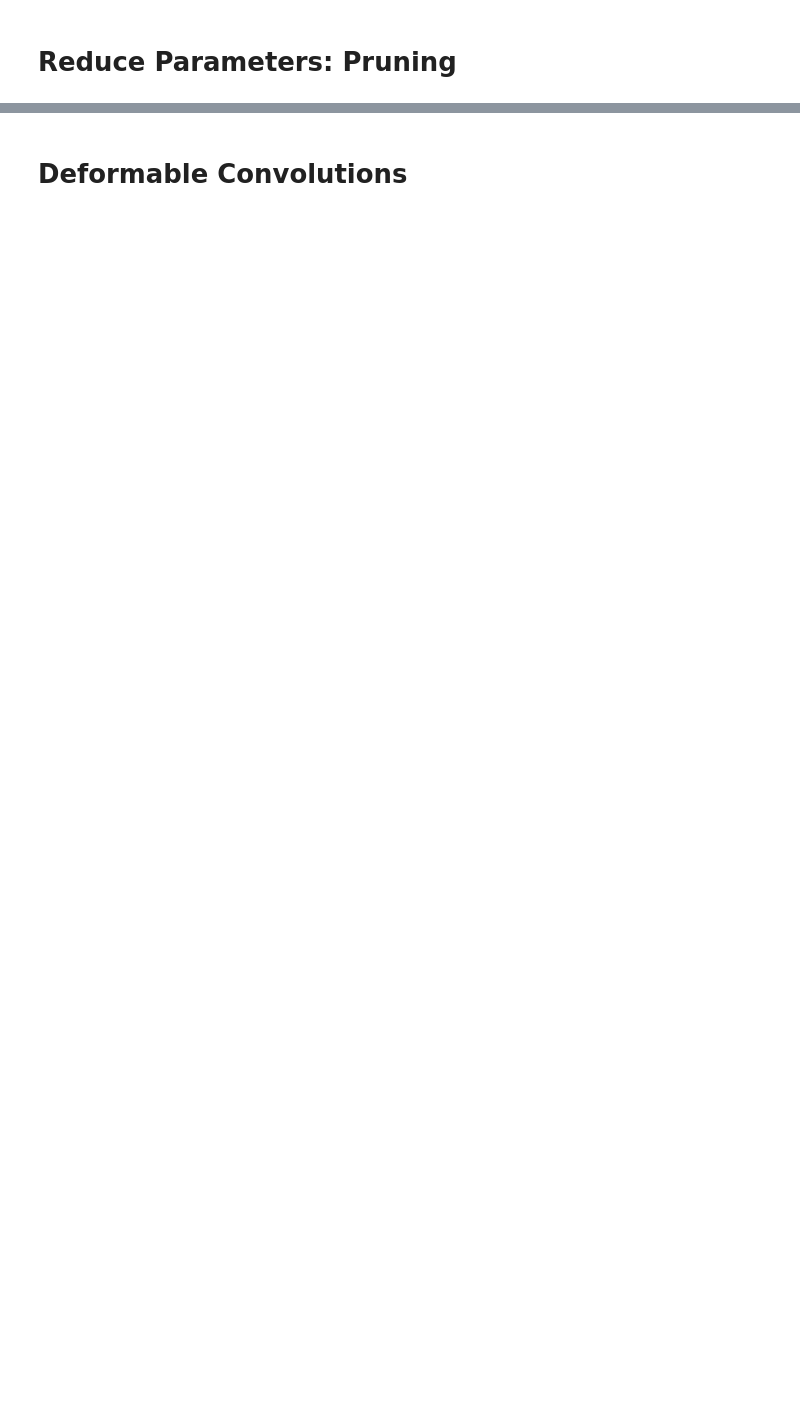
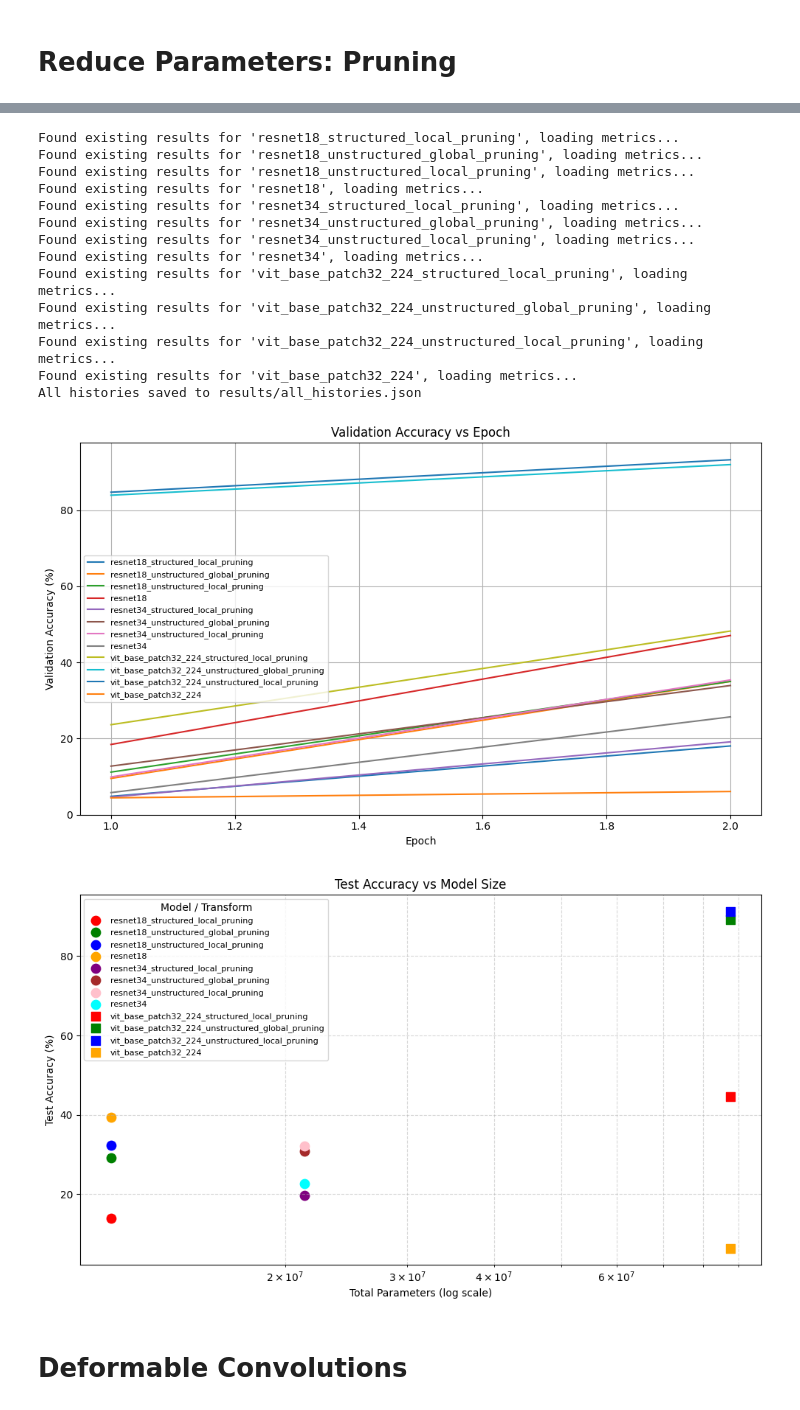
Before and after one commit to KyeYongChoo/SC4001-Deep-Learning, a Jupyter notebook: person_b_model_architecture/model_architecture.ipynb, the cells around one changed output, grey strips where cells are left out. Drawn from its saved outputs; the diff is of its cells as text; code cells hidden in the pictures; blank space fills up the shorter version.

Commit message:
ruff linting, add pruning
formatted all of the files with ruff linter
remove extraneous test.py
added pruning
updated requirements.txt with new imports and erroneous numpy version

```diff
--- a/person_b_model_architecture/model_architecture.ipynb
+++ b/person_b_model_architecture/model_architecture.ipynb
@@ -201,6 +193,7 @@ def get_performance(
 ):
 	"""
 	Train and evaluate any timm model (ViT, ResNet, etc.).
+	Note: model_transform must unfreeze layers by itself. By default, all old pretrained layers are frozen
 	"""
 	# === 1. Setup ===
 	history = {
@@ -327,6 +320,7 @@ model_names_default = [
 # Smaller list for quick debugging
 model_names_debug = [
 	"resnet18",
+	"resnet34",
 	"vit_base_patch32_224",
 ]
 # %%
@@ -449,10 +445,10 @@ def get_or_compute_model_results(
 
 	return histories
 # %%
-# class Mode(Enum):
-# 	DEBUG_OVERWRITE = auto()   # short epochs, overwrite results
-# 	FULL_OVERWRITE = auto()    # long epochs, overwrite results
-# 	FULL_SKIP = auto()         # long epochs, skip existing results
-# 	DEBUG_SKIP = auto()        # short epochs, skip existing results
+# # class Mode(Enum):
+# # 	DEBUG_OVERWRITE = auto()   # short epochs, overwrite results
+# # 	FULL_OVERWRITE = auto()    # long epochs, overwrite results
+# # 	FULL_SKIP = auto()         # long epochs, skip existing results
+# # 	DEBUG_SKIP = auto()        # short epochs, skip existing results
 
-histories = get_or_compute_model_results(Mode.DEBUG_OVERWRITE)
+# histories = get_or_compute_model_results(Mode.DEBUG_OVERWRITE)
@@ -584,2 +621,39 @@ fc <class 'torch.nn.modules.linear.Linear'>
+# %%
+# name these functions so that get_or_compute_model_results can save them into different names
+from functools import wraps
+
+
+def make_named_partial(base_func, name, **kwargs):
+	@wraps(base_func)
+	def wrapper(*args, **more_kwargs):
+		return base_func(*args, **kwargs, **more_kwargs)
+	wrapper.__name__ = name
+	return wrapper
+
+structured_local_pruning = make_named_partial(pruning, name="structured_local_pruning", structured=True, global_prune=False, amount=0.3)
+unstructured_global_pruning = make_named_partial(pruning, name="unstructured_global_pruning",  structured=False, global_prune=True, amount=0.3)
+unstructured_local_pruning = make_named_partial(pruning, name="unstructured_local_pruning",  structured=False, global_prune=False, amount=0.3)
+# %%
+histories = get_or_compute_model_results(
+	model_transforms=[structured_local_pruning, unstructured_global_pruning, unstructured_local_pruning]
+)
+# plot_model_histories(histories, model_transforms=[structured_local_pruning, unstructured_global_pruning, unstructured_local_pruning])
+plot_model_histories(histories)
+# %% [output]
+Found existing results for 'resnet18_structured_local_pruning', loading metrics...
+Found existing results for 'resnet18_unstructured_global_pruning', loading metrics...
+Found existing results for 'resnet18_unstructured_local_pruning', loading metrics...
+Found existing results for 'resnet18', loading metrics...
+Found existing results for 'resnet34_structured_local_pruning', loading metrics...
+Found existing results for 'resnet34_unstructured_global_pruning', loading metrics...
+Found existing results for 'resnet34_unstructured_local_pruning', loading metrics...
+Found existing results for 'resnet34', loading metrics...
+Found existing results for 'vit_base_patch32_224_structured_local_pruning', loading metrics...
+Found existing results for 'vit_base_patch32_224_unstructured_global_pruning', loading metrics...
+Found existing results for 'vit_base_patch32_224_unstructured_local_pruning', loading metrics...
+Found existing results for 'vit_base_patch32_224', loading metrics...
+All histories saved to results/all_histories.json
+[figure, added]
+[figure, added]
 # %% [markdown]
 # Deformable Convolutions
```
Also changed, not shown: parts of 11 cells of this notebook, 27 other files.
